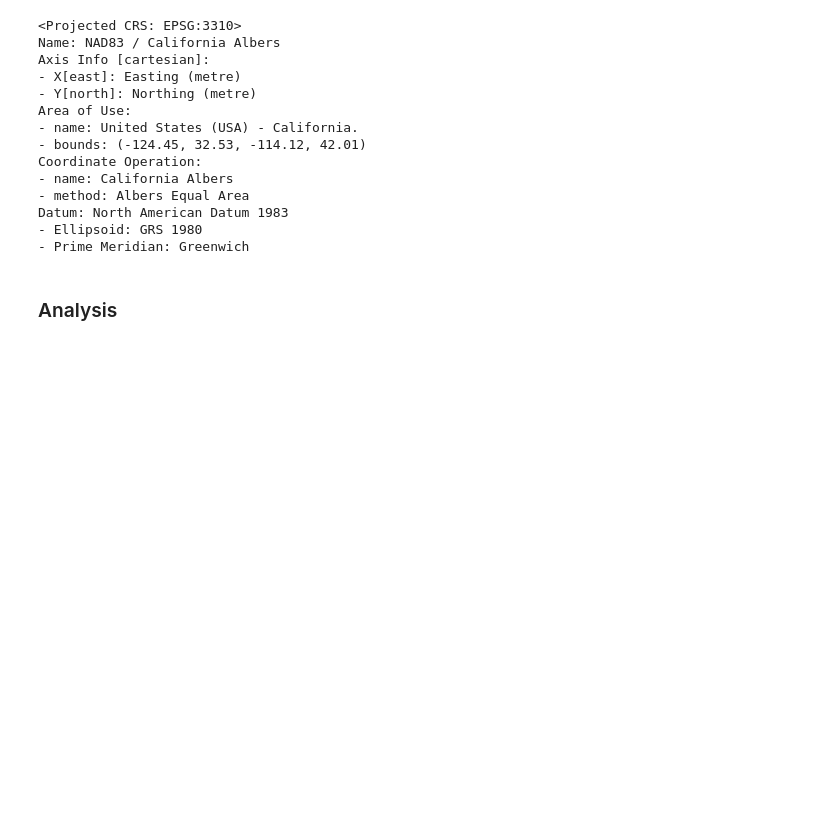
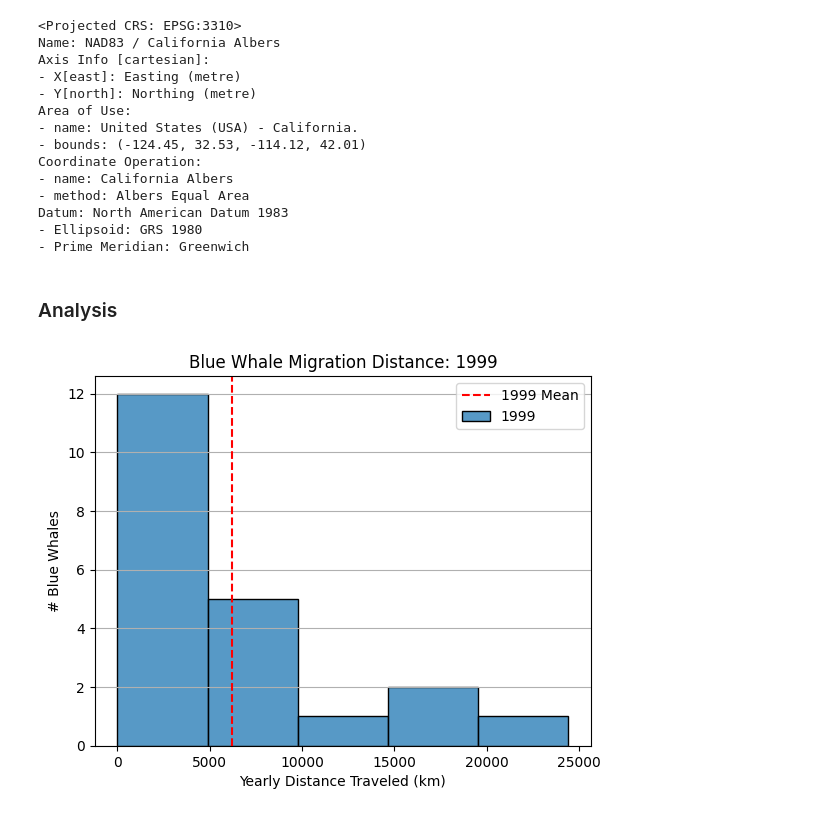
Before and after one commit to alyghanson/migration, a Jupyter notebook: whales/extent.ipynb, the cells around one changed output. Cells and saved outputs as stored; diff of their text form; code cells hidden in the pictures; blank space fills up the shorter version.

```diff
--- a/whales/extent.ipynb
+++ b/whales/extent.ipynb
@@ -205,3 +214,15 @@ change_mi = change_m / 1_609
 # %% [markdown]
 ### Analysis
+# %%
+#Distribution of total distances
+sns.histplot(distances_1999_km, label='1999', bins = 5)
+plt.grid(which='both', axis='y')
+plt.axvline(mean_dist_1999_km, c='red', linestyle='--', label = '1999 Mean')
+plt.legend()
+plt.title('Blue Whale Migration Distance: 1999');
+plt.xlabel('Yearly Distance Traveled (km)')
+plt.ylabel('# Blue Whales')
+plt.savefig('exports/distance_hist_1999.png', bbox_inches='tight')
+# %% [output]
+[figure, added]
 # %%
```
Also changed, not shown: parts of 6 cells of this notebook, 6 other files.
